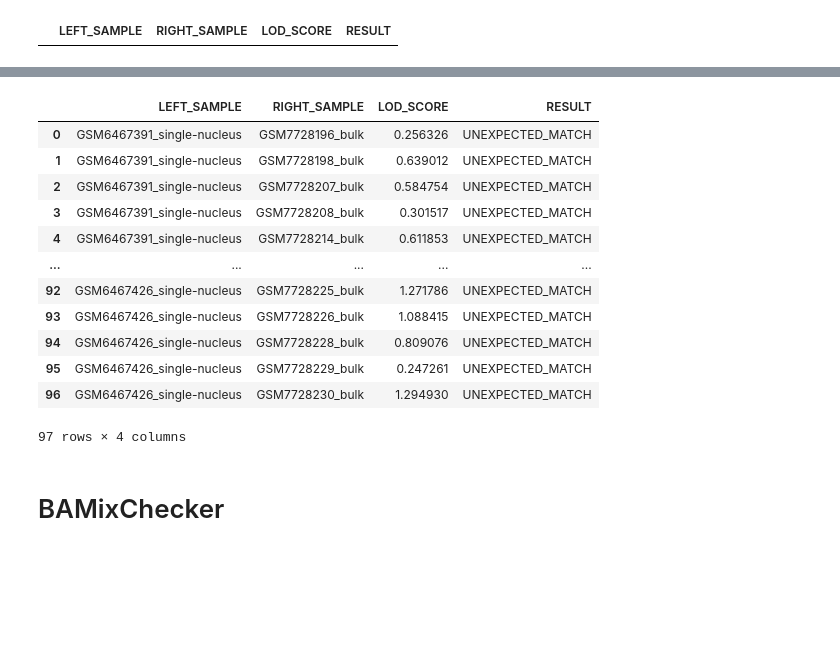
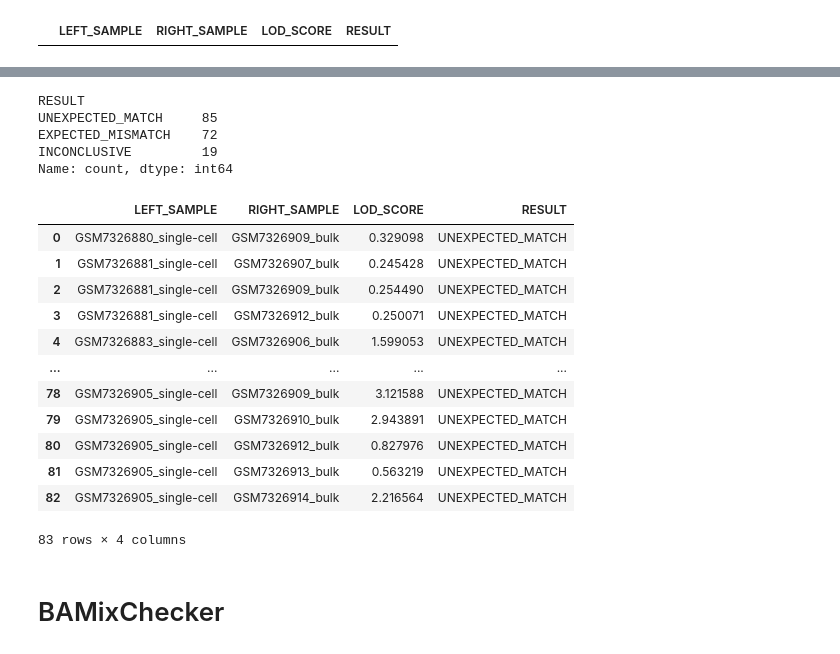
Before and after one commit to emma2207/hgsoc-reconstruction, a Jupyter notebook: sample_id_matching/scripts/experiment/eda.ipynb, the cells around one changed output, grey strips where cells are left out. Saved outputs shown, nothing was run; the diff lists cells and outputs as text; code cells hidden in the pictures; blank space fills up the shorter version.

```diff
--- a/sample_id_matching/scripts/experiment/eda.ipynb
+++ b/sample_id_matching/scripts/experiment/eda.ipynb
@@ -9,9 +9,9 @@ from scipy.optimize import linear_sum_assignment
 # %%
 DATA_PATH = "../../data/output_data/"
 FIGURES_PATH = "../../data/figures/"
-dataset = "central_nervous_system_tumor"
-pseudobulk = True
-ncells = 1000
+dataset = "low_grade_glioma"
+pseudobulk = False
+ncells = "null"
 rd = 1
 # Tools: BAMixChecker, CrossCheckFingerprints, HYSYS, NGSCheckmate, Vireo
 # %%
@@ -215,7 +226,10 @@ vireo_matrix_reordered.head()
 # %% [markdown]
 # NGSCheckmate
 # %%
-ngscheckmate_df = pd.read_csv(DATA_PATH + f"ngscheckmate/{dataset}/output_all.txt", sep="\t", index_col=0, header=None)
+if pseudobulk:
+    ngscheckmate_df = pd.read_csv(DATA_PATH + f"2a_ngscheckmate/{dataset}/pseudobulk/ncells_{ncells}/read_depth_{rd}/output_all.txt", sep="\t", index_col=0, header=None)
+else:
+    ngscheckmate_df = pd.read_csv(DATA_PATH + f"2a_ngscheckmate/{dataset}/real_data/ncells_{ncells}/read_depth_{rd}/output_all.txt", sep="\t", index_col=0, header=None)
 # %%
 ngscheckmate_dict = {
     x:
@@ -465,41 +656,49 @@ fingerprints_matches
+# %%
+bulk_left_sc_right["RESULT"].value_counts()
+# %% [output]
+RESULT
+UNEXPECTED_MATCH     85
+EXPECTED_MISMATCH    72
+INCONCLUSIVE         19
+Name: count, dtype: int64
 # %%
 # HGSOC
 # Out of 80 unexpected matches
 # There should be really only 40 pairs since it's symmetric
 #
 # 5/40 are polyA vs polyA (and they all involve sample 2507)
 # 0 are ribo vs ribo
 # 35/40 are polyA vs ribo
 
 # CNST
 # Out of 938 unexpected matches
 #
 # 317/469 are bulk vs bulk
 # 10/469 are sn vs sn
 fingerprints_matches[
     ~(fingerprints_matches["LEFT_SAMPLE"].str.contains("bulk") & fingerprints_matches["RIGHT_SAMPLE"].str.contains("bulk")) &
-    ~(fingerprints_matches["LEFT_SAMPLE"].str.contains("nucleus") & fingerprints_matches["RIGHT_SAMPLE"].str.contains("nucleus"))
+    ~(fingerprints_matches["LEFT_SAMPLE"].str.contains("cell") & fingerprints_matches["RIGHT_SAMPLE"].str.contains("cell"))
 ].sort_values(
     by=["LEFT_SAMPLE", "RIGHT_SAMPLE"]
 ).drop_duplicates(
     "LOD_SCORE"
 ).reset_index(
     drop=True
 )
 # %% [output]
 |  | LEFT_SAMPLE | RIGHT_SAMPLE | LOD_SCORE | RESULT |
-| 0 | GSM6467391_single-nucleus | GSM7728196_bulk | 0.256326 | UNEXPECTED_MATCH |
-| 1 | GSM6467391_single-nucleus | GSM7728198_bulk | 0.639012 | UNEXPECTED_MATCH |
-| 2 | GSM6467391_single-nucleus | GSM7728207_bulk | 0.584754 | UNEXPECTED_MATCH |
-| 3 | GSM6467391_single-nucleus | GSM7728208_bulk | 0.301517 | UNEXPECTED_MATCH |
-| 4 | GSM6467391_single-nucleus | GSM7728214_bulk | 0.611853 | UNEXPECTED_MATCH |
+| 0 | GSM7326880_single-cell | GSM7326909_bulk | 0.329098 | UNEXPECTED_MATCH |
+| 1 | GSM7326881_single-cell | GSM7326907_bulk | 0.245428 | UNEXPECTED_MATCH |
+| 2 | GSM7326881_single-cell | GSM7326909_bulk | 0.254490 | UNEXPECTED_MATCH |
+| 3 | GSM7326881_single-cell | GSM7326912_bulk | 0.250071 | UNEXPECTED_MATCH |
+| 4 | GSM7326883_single-cell | GSM7326906_bulk | 1.599053 | UNEXPECTED_MATCH |
 | ... | ... | ... | ... | ... |
-| 92 | GSM6467426_single-nucleus | GSM7728225_bulk | 1.271786 | UNEXPECTED_MATCH |
-| 93 | GSM6467426_single-nucleus | GSM7728226_bulk | 1.088415 | UNEXPECTED_MATCH |
-| 94 | GSM6467426_single-nucleus | GSM7728228_bulk | 0.809076 | UNEXPECTED_MATCH |
-| 95 | GSM6467426_single-nucleus | GSM7728229_bulk | 0.247261 | UNEXPECTED_MATCH |
-| 96 | GSM6467426_single-nucleus | GSM7728230_bulk | 1.294930 | UNEXPECTED_MATCH |
+| 78 | GSM7326905_single-cell | GSM7326909_bulk | 3.121588 | UNEXPECTED_MATCH |
+| 79 | GSM7326905_single-cell | GSM7326910_bulk | 2.943891 | UNEXPECTED_MATCH |
+| 80 | GSM7326905_single-cell | GSM7326912_bulk | 0.827976 | UNEXPECTED_MATCH |
+| 81 | GSM7326905_single-cell | GSM7326913_bulk | 0.563219 | UNEXPECTED_MATCH |
+| 82 | GSM7326905_single-cell | GSM7326914_bulk | 2.216564 | UNEXPECTED_MATCH |
-97 rows × 4 columns
+83 rows × 4 columns
 # %% [markdown]
 # BAMixChecker
 # %%
```
Also changed, not shown: parts of 41 cells of this notebook.
